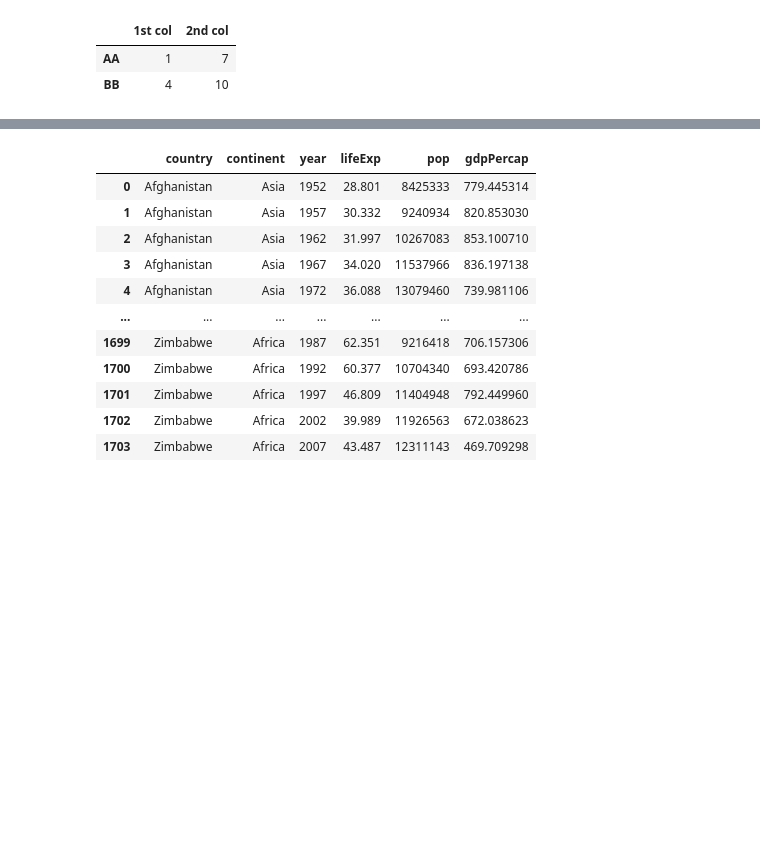
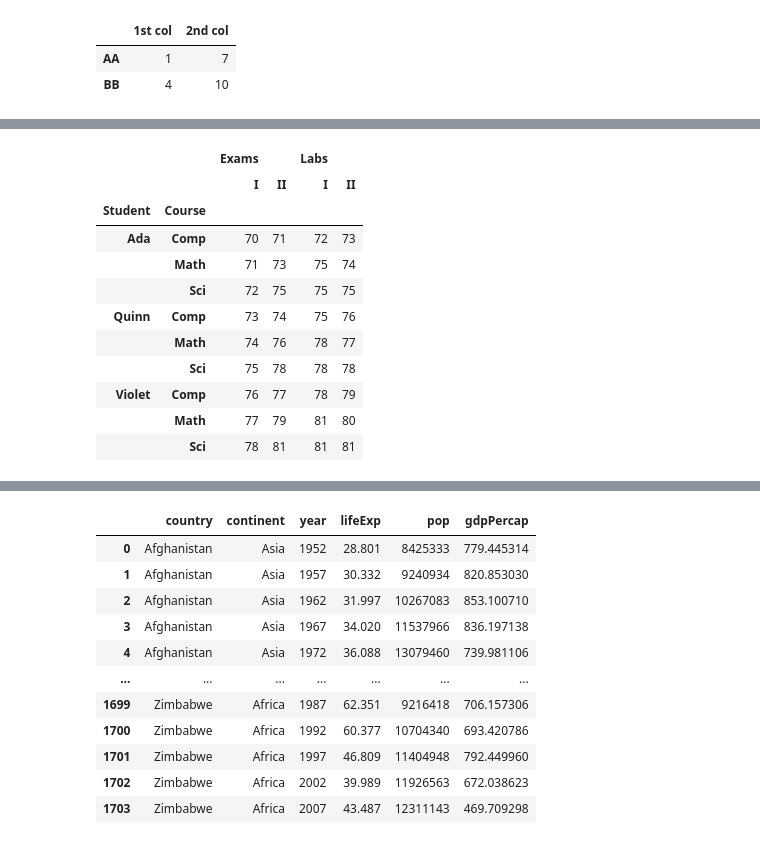
Before and after one commit to ChrisHSKim/python_for_everyone, a Jupyter notebook: notebooks/python with pandas.ipynb, the cells around one changed output, grey strips where cells are left out. Saved outputs shown, nothing was run; the diff lists cells and outputs as text; code cells hidden in the pictures; blank space fills up the shorter version.

```diff
--- a/notebooks/python with pandas.ipynb
+++ b/notebooks/python with pandas.ipynb
@@ -322,0 +330,4 @@ df.xs('six', level=1, axis=0)
+# %%
+indx = pd.MultiIndex.from_tuples(index, names=['Student', 'Course'])
+# %%
+cols = pd.MultiIndex.from_tuples(headr)
@@ -322,0 +342,2 @@ df.xs('six', level=1, axis=0)
+# %%
+data = [[70 + x + y + (x * y) % 3 for x in range(4)] for y in range(9)]
@@ -322,0 +356,17 @@ df.xs('six', level=1, axis=0)
+# %%
+df = pd.DataFrame(data, indx, cols)
+# %%
+df
+# %% [output]
+|  |  | Exams |  | Labs |  |
+|  |  | I | II | I | II |
+| Student | Course |  |  |  |  |
+| Ada | Comp | 70 | 71 | 72 | 73 |
+|  | Math | 71 | 73 | 75 | 74 |
+|  | Sci | 72 | 75 | 75 | 75 |
+| Quinn | Comp | 73 | 74 | 75 | 76 |
+|  | Math | 74 | 76 | 78 | 77 |
+|  | Sci | 75 | 78 | 78 | 78 |
+| Violet | Comp | 76 | 77 | 78 | 79 |
+|  | Math | 77 | 79 | 81 | 80 |
+|  | Sci | 78 | 81 | 81 | 81 |
```
Also changed, not shown: parts of 14 cells of this notebook.
